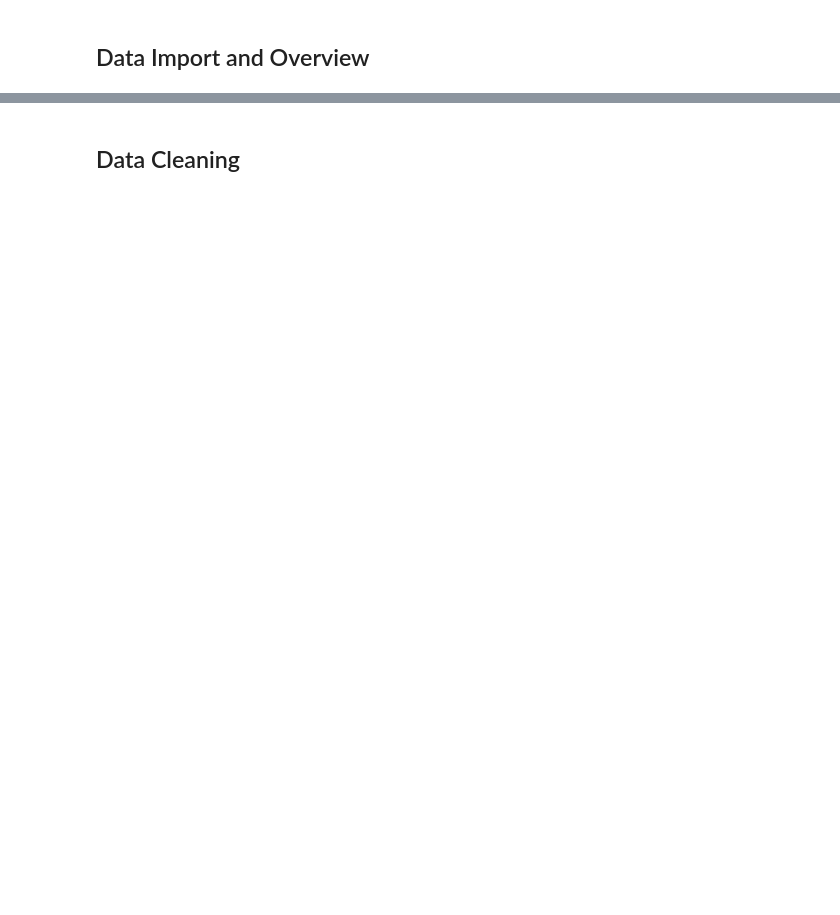
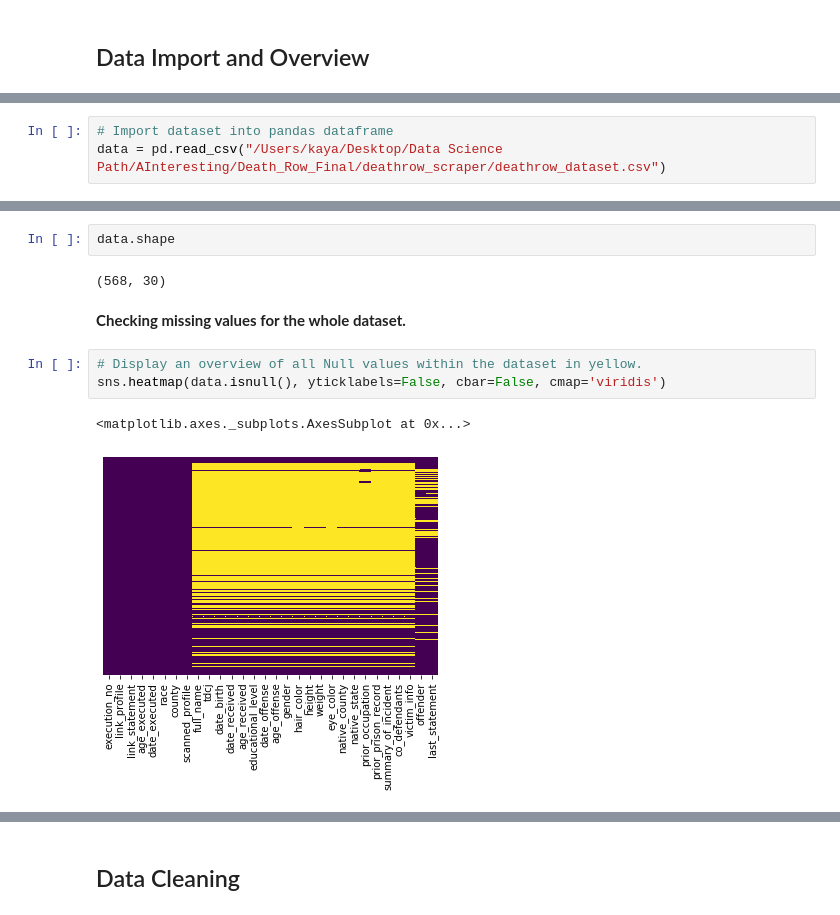
Before and after one commit to Kayaae/death_row_project, a Jupyter notebook: Deathrow.ipynb, the cells around one changed output, grey strips where cells are left out. Cells and saved outputs as stored; diff of their text form; blank space fills up the shorter version.

Commit message:
Data Import and EDA completed

```diff
--- a/Deathrow.ipynb
+++ b/Deathrow.ipynb
@@ -32,0 +54,3 @@
+# %%
+# Import dataset into pandas dataframe
+data = pd.read_csv("/Users/kaya/Desktop/Data Science Path/AInteresting/Death_Row_Final/deathrow_scraper/deathrow_dataset.csv")
@@ -32,0 +73,12 @@
+# %%
+data.shape
+# %% [output]
+(568, 30)
+# %% [markdown]
+**Checking missing values for the whole dataset.**
+# %%
+# Display an overview of all Null values within the dataset in yellow.
+sns.heatmap(data.isnull(), yticklabels=False, cbar=False, cmap='viridis')
+# %% [output]
+<matplotlib.axes._subplots.AxesSubplot at 0x...>
+[figure, added]
```
Also changed, not shown: parts of 73 cells of this notebook.
